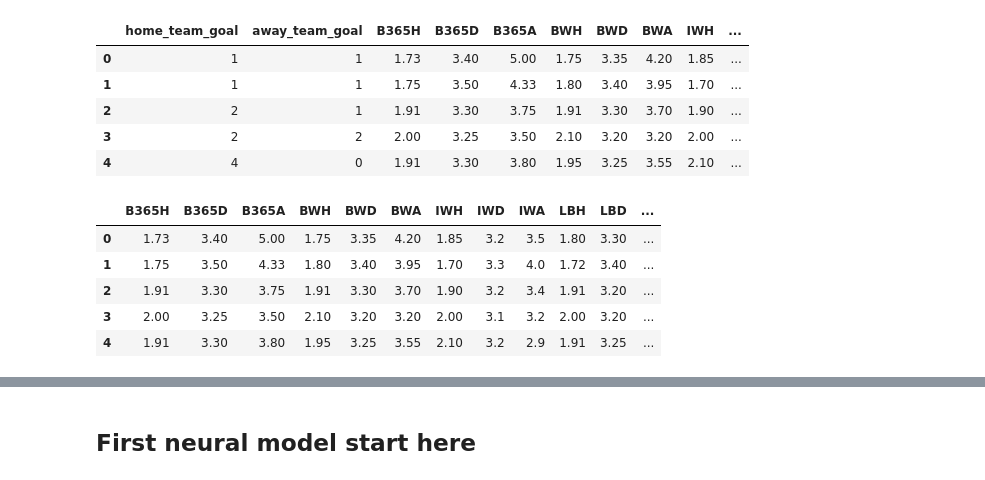
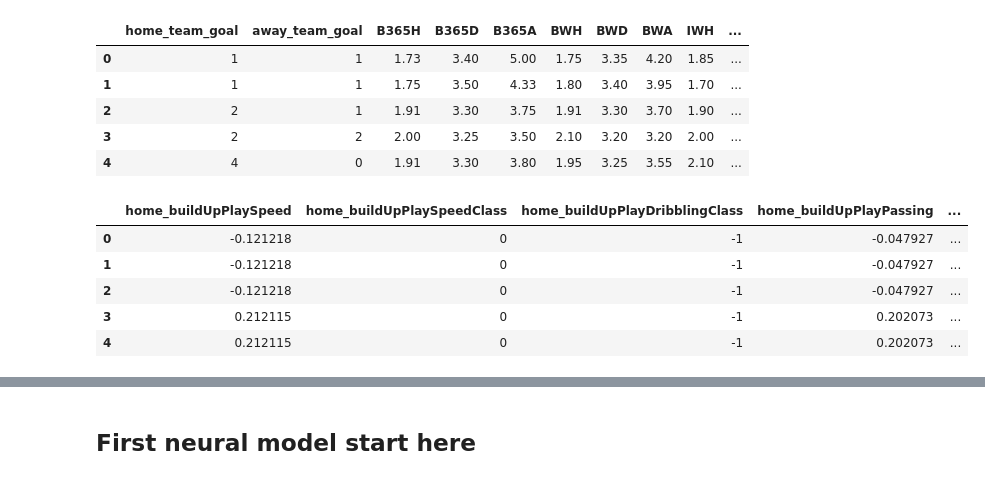
Before and after one commit to raedovj/NN19_Project_Football, a Jupyter notebook: NN_predictions.ipynb, the cells around one changed output, grey strips where cells are left out. Cells and saved outputs as stored; diff of their text form; code cells hidden in the pictures.

Commit message:
Add data processing functions:  * normalization  * strings_to_numeric conversion  * betting data processing

```diff
--- a/NN_predictions.ipynb
+++ b/NN_predictions.ipynb
@@ -19,13 +21,13 @@ data.head()
 | 2 | 2 | 1 | 1.91 | 3.30 | 3.75 | 1.91 | 3.30 | 3.70 | 1.90 | ... |
 | 3 | 2 | 2 | 2.00 | 3.25 | 3.50 | 2.10 | 3.20 | 3.20 | 2.00 | ... |
 | 4 | 4 | 0 | 1.91 | 3.30 | 3.80 | 1.95 | 3.25 | 3.55 | 2.10 | ... |
-# %%
-df = make_goals_into_win_label(data)
-df.head(5)
-# %% [output]
-|  | B365H | B365D | B365A | BWH | BWD | BWA | IWH | IWD | IWA | LBH | LBD | ... |
-| 0 | 1.73 | 3.40 | 5.00 | 1.75 | 3.35 | 4.20 | 1.85 | 3.2 | 3.5 | 1.80 | 3.30 | ... |
-| 1 | 1.75 | 3.50 | 4.33 | 1.80 | 3.40 | 3.95 | 1.70 | 3.3 | 4.0 | 1.72 | 3.40 | ... |
-| 2 | 1.91 | 3.30 | 3.75 | 1.91 | 3.30 | 3.70 | 1.90 | 3.2 | 3.4 | 1.91 | 3.20 | ... |
-| 3 | 2.00 | 3.25 | 3.50 | 2.10 | 3.20 | 3.20 | 2.00 | 3.1 | 3.2 | 2.00 | 3.20 | ... |
-| 4 | 1.91 | 3.30 | 3.80 | 1.95 | 3.25 | 3.55 | 2.10 | 3.2 | 2.9 | 1.91 | 3.25 | ... |
+# %%
+data = process_data(data)
+data.head()
+# %% [output]
+|  | home_buildUpPlaySpeed | home_buildUpPlaySpeedClass | home_buildUpPlayDribblingClass | home_buildUpPlayPassing | ... |
+| 0 | -0.121218 | 0 | -1 | -0.047927 | ... |
+| 1 | -0.121218 | 0 | -1 | -0.047927 | ... |
+| 2 | -0.121218 | 0 | -1 | -0.047927 | ... |
+| 3 | 0.212115 | 0 | -1 | 0.202073 | ... |
+| 4 | 0.212115 | 0 | -1 | 0.202073 | ... |
```
Also changed, not shown: parts of 4 cells of this notebook, 3 other files.
